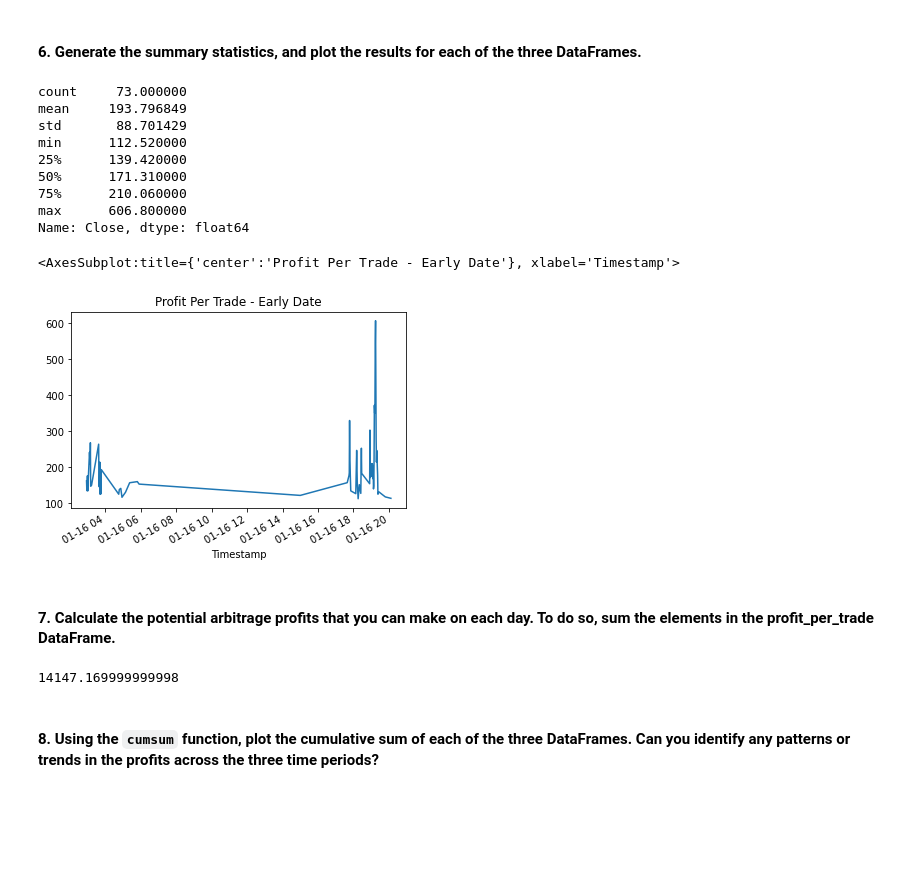
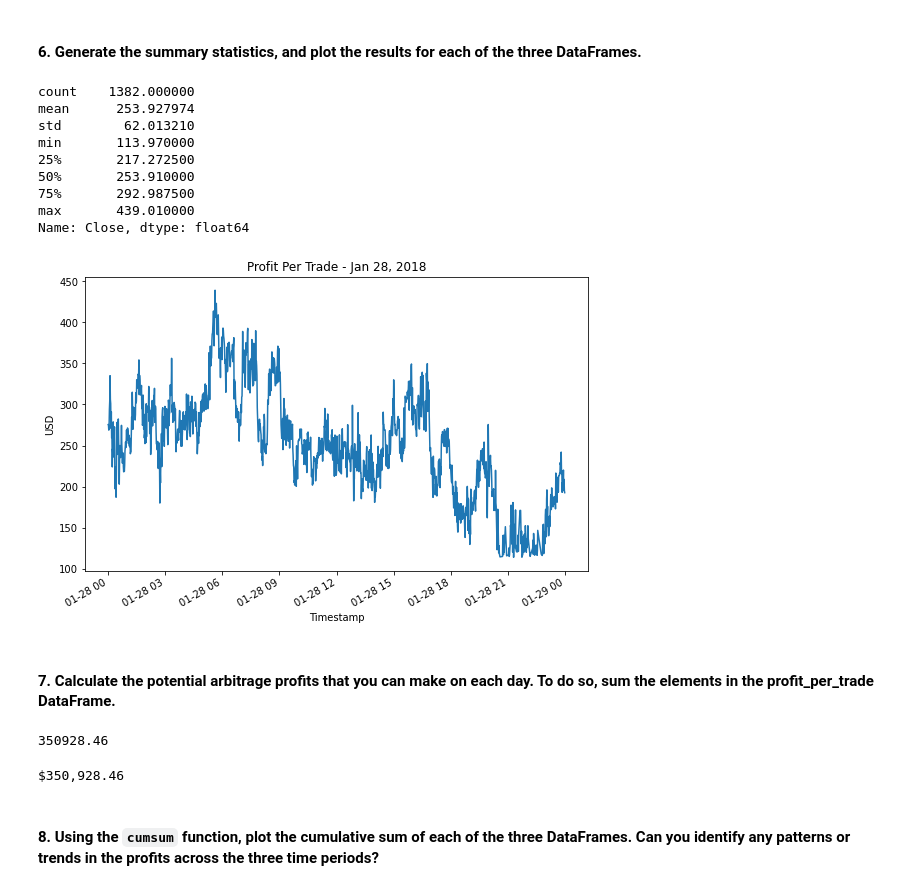
Before and after one commit to jmischung/Bitcoin-Arbitration-Analysis, a Jupyter notebook: crypto_arbitrage.ipynb, the cells around one changed output. Saved outputs shown, nothing was run; the diff lists cells and outputs as text; code cells hidden in the pictures; blank space fills up the shorter version.

Commit message:
complete bitcoin arbitrage analysis

```diff
--- a/crypto_arbitrage.ipynb
+++ b/crypto_arbitrage.ipynb
@@ -484,8 +497,12 @@ Calculate the potential profits for each date that you selected in the previous
 # %%
 # For the date early in the dataset, measure the arbitrage spread between the two exchanges
 # by subtracting the lower-priced exchange from the higher-priced one
-arbitrage_spread_early = # YOUR CODE HERE
+# arbitrage_spread_early = # YOUR CODE HERE
+
+# Note: The dataframe arbitrage_spread_early has already been declared with the
+# the same formula, so it is not reproduced here.
 
 # Use a conditional statement to generate the summary statistics for each arbitrage_spread DataFrame
-# YOUR CODE HERE
+profitable_filter_early = arbitrage_spread_early > 0
+arbitrage_spread_early[profitable_filter_early].describe()
 # %% [output]
@@ -503,9 +520,13 @@ Name: Close, dtype: float64
 # %%
 # For the date early in the dataset, calculate the spread returns by dividing the instances when the arbitrage spread is positive (> 0)
 # by the price of Bitcoin from the exchange you are buying on (the lower-priced exchange).
-spread_return_early= # YOUR CODE HERE
+
+# Note: coinbase_sliced is used as the denominator because in the all three
+# days that I selected it is the lower-priced of the two exchanges.
+
+spread_return_early = arbitrage_spread_early[profitable_filter_early] / coinbase_sliced.loc['2018-01-28', 'Close'][profitable_filter_early]
 
 # Review the spread return DataFrame
-# YOUR CODE HERE
+spread_return_early
 # %% [output]
 Timestamp
@@ -520,9 +609,10 @@ Name: Close, dtype: float64
 # %%
 # For the date early in the dataset, determine the number of times your trades with positive returns
 # exceed the 1% minimum threshold (.01) that you need to cover your costs
-profitable_trades_early = # YOUR CODE HERE
+costs_covered_filter_early = spread_return_early > 0.01
+profitable_trades_early = spread_return_early[costs_covered_filter_early]
 
 # Review the first five profitable trades
-# YOUR CODE HERE
+profitable_trades_early.head()
 # %% [output]
 Timestamp
@@ -553,12 +660,12 @@ Name: Close, dtype: float64
 # %%
 # For the date early in the dataset, calculate the potential profit per trade in dollars
 # Multiply the profitable trades by the cost of the Bitcoin that was purchased
-profit_early = # YOUR CODE HERE
+profit_early = profitable_trades_early * coinbase_sliced.loc['2018-01-28', 'Close'][costs_covered_filter_early]
 
 # Drop any missing values from the profit DataFrame
-profit_per_trade_early = # YOUR CODE HERE
+profit_per_trade_early = profit_early.dropna()
 
 # View the early profit DataFrame
-# YOUR CODE HERE
+profit_per_trade_early
 # %% [output]
 Timestamp
@@ -578,30 +685,35 @@ Name: Close, Length: 73, dtype: float64
 #### 6. Generate the summary statistics, and plot the results for each of the three DataFrames.
 # %%
 # Generate the summary statistics for the early profit per trade DataFrame
-# YOUR CODE HERE
+profit_per_trade_early.describe()
 # %% [output]
-count     73.000000
-mean     193.796849
-std       88.701429
-min      112.520000
-25%      139.420000
-50%      171.310000
-75%      210.060000
-max      606.800000
+count    1382.000000
+mean      253.927974
+std        62.013210
+min       113.970000
+25%       217.272500
+50%       253.910000
+75%       292.987500
+max       439.010000
 Name: Close, dtype: float64
 # %%
 # Plot the results for the early profit per trade DataFrame
-# YOUR CODE HERE
+profit_per_trade_early.plot(
+    figsize=(9, 6), title='Profit Per Trade - Jan 28, 2018', ylabel='USD'
+);
 # %% [output]
-<AxesSubplot:title={'center':'Profit Per Trade - Early Date'}, xlabel='Timestamp'>
-[figure, old version]
+[figure, new version]
 # %% [markdown]
 #### 7. Calculate the potential arbitrage profits that you can make on each day. To do so, sum the elements in the profit_per_trade DataFrame.
+# %%
+profit_per_trade_early.sum().round(2)
+# %% [output]
+350928.46
 # %%
 # Calculate the sum of the potential profits for the early profit per trade DataFrame
-# YOUR CODE HERE
+print(f"${profit_per_trade_early.sum().round(2):,.2f}")
 # %% [output]
-14147.169999999998
+$350,928.46
 # %% [markdown]
 #### 8. Using the `cumsum` function, plot the cumulative sum of each of the three DataFrames. Can you identify any patterns or trends in the profits across the three time periods?
 # %%
```
Also changed, not shown: parts of 18 cells of this notebook.
